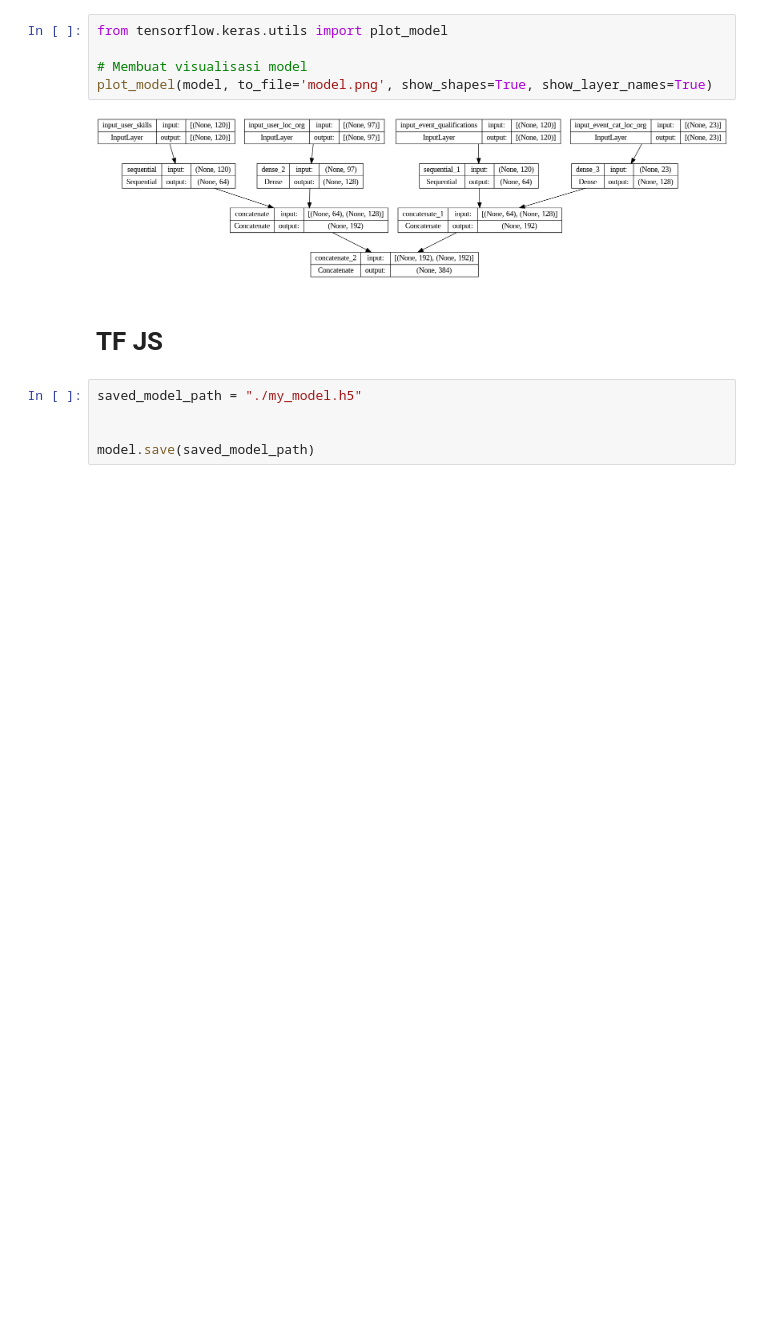
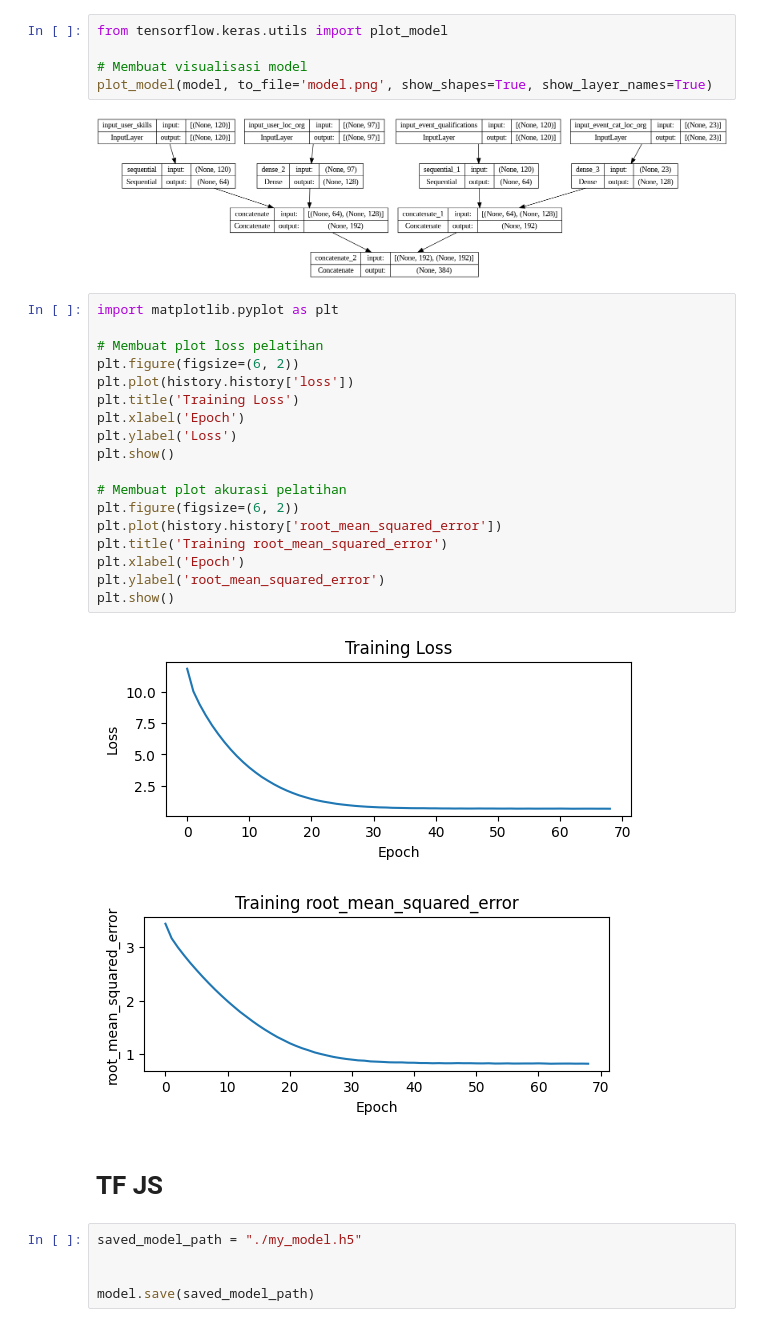
Before and after one commit to Capstone-CH2-PS374/CH2-PS_Recommendation-System, a Jupyter notebook: Recommender.ipynb, the cells around one changed output. Drawn from its saved outputs; the diff is of its cells as text; blank space fills up the shorter version.

```diff
--- a/Recommender.ipynb
+++ b/Recommender.ipynb
@@ -404,6 +388,27 @@ from tensorflow.keras.utils import plot_model
 plot_model(model, to_file='model.png', show_shapes=True, show_layer_names=True)
 # %% [output]
 [figure]
+# %%
+import matplotlib.pyplot as plt
+
+# Membuat plot loss pelatihan
+plt.figure(figsize=(6, 2))
+plt.plot(history.history['loss'])
+plt.title('Training Loss')
+plt.xlabel('Epoch')
+plt.ylabel('Loss')
+plt.show()
+
+# Membuat plot akurasi pelatihan
+plt.figure(figsize=(6, 2))
+plt.plot(history.history['root_mean_squared_error'])
+plt.title('Training root_mean_squared_error')
+plt.xlabel('Epoch')
+plt.ylabel('root_mean_squared_error')
+plt.show()
+# %% [output]
+[figure, added]
+[figure, added]
 # %% [markdown]
 # TF JS
 # %%
```
Also changed, not shown: parts of 9 cells of this notebook.
